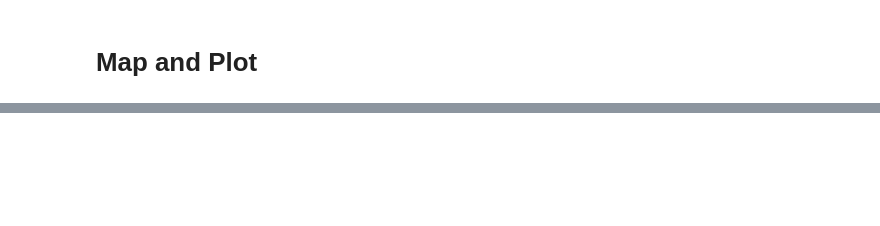
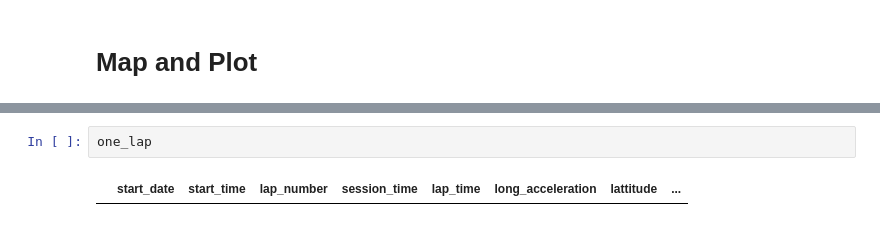
Before and after one commit to bruggles/racing_data, a Jupyter notebook: race_data.ipynb, the cells around one changed output, grey strips where cells are left out. Drawn from its saved outputs; the diff is of its cells as text; blank space fills up the shorter version.

```diff
--- a/race_data.ipynb
+++ b/race_data.ipynb
@@ -626,0 +690,4 @@ URLError: <urlopen error [Errno 60] Operation timed out>
+# %%
+one_lap
+# %% [output]
+|  | start_date | start_time | lap_number | session_time | lap_time | long_acceleration | lattitude | ... |
```
Also changed, not shown: parts of 21 cells of this notebook, 6 other files.
